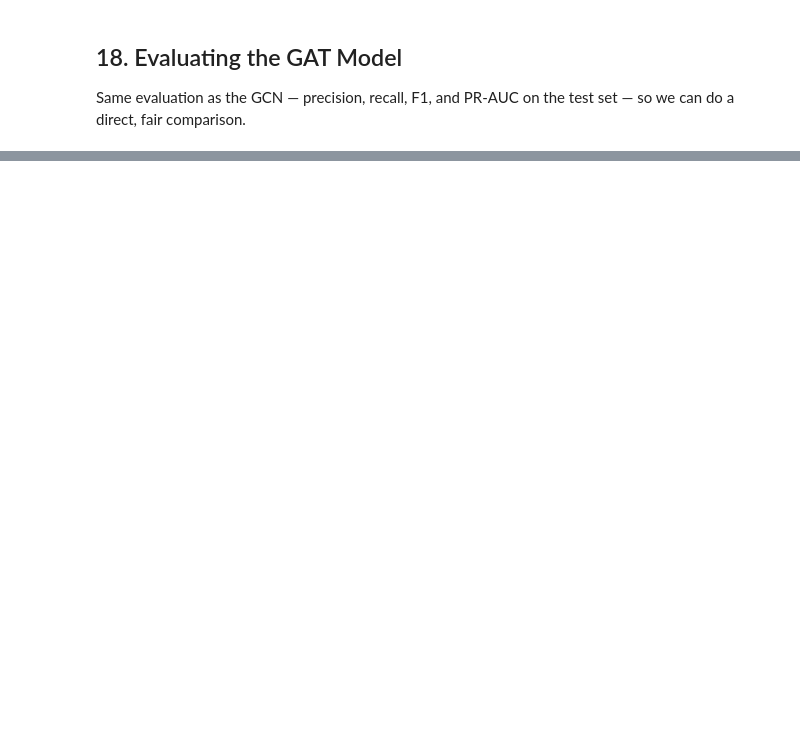
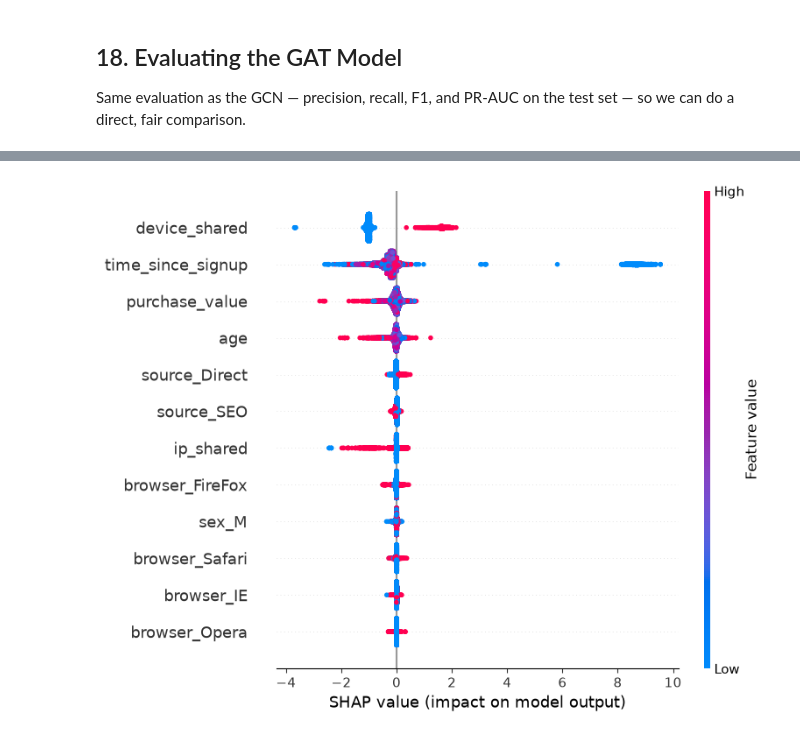
Before and after one commit to frontstyle-with-ritika/gnn-fraud-detection, a Jupyter notebook: notebooks/01_eda_and_baseline.ipynb, the cells around one changed output, grey strips where cells are left out. Drawn from its saved outputs; the diff is of its cells as text; code cells hidden in the pictures; blank space fills up the shorter version.

Commit message:
Added SHAP to explain individual predictions

```diff
--- a/notebooks/01_eda_and_baseline.ipynb
+++ b/notebooks/01_eda_and_baseline.ipynb
@@ -708,0 +718,13 @@ GAT PR-AUC: 0.03165089244943047
+# %%
+import shap
+
+explainer = shap.TreeExplainer(baseline_model)
+shap_values = explainer.shap_values(X_test)
+
+# Global summary: which features matter most, and in which direction
+shap.summary_plot(shap_values, X_test, show=False)
+plt.tight_layout()
+plt.savefig('../outputs/figures/shap_summary.png', dpi=150, bbox_inches='tight')
+plt.show()
+# %% [output]
+[figure, added]
```
Also changed, not shown: parts of 12 cells of this notebook.
